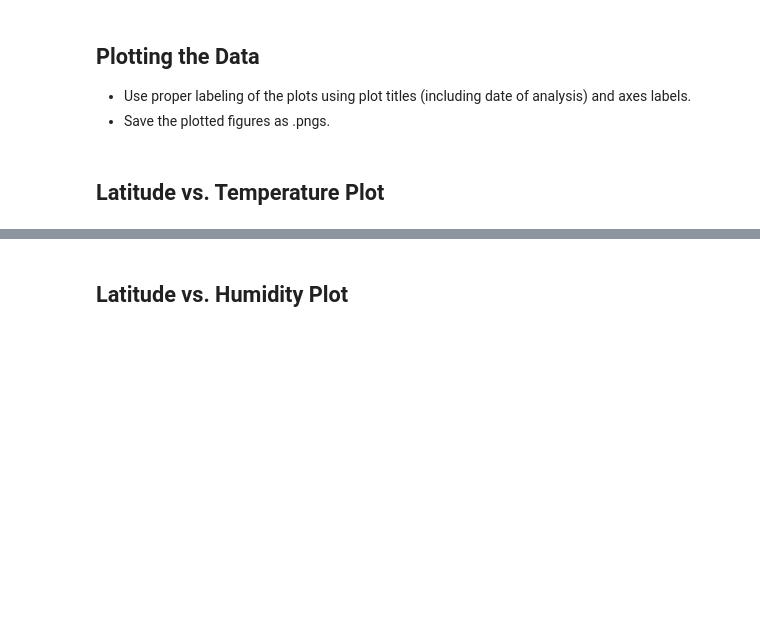
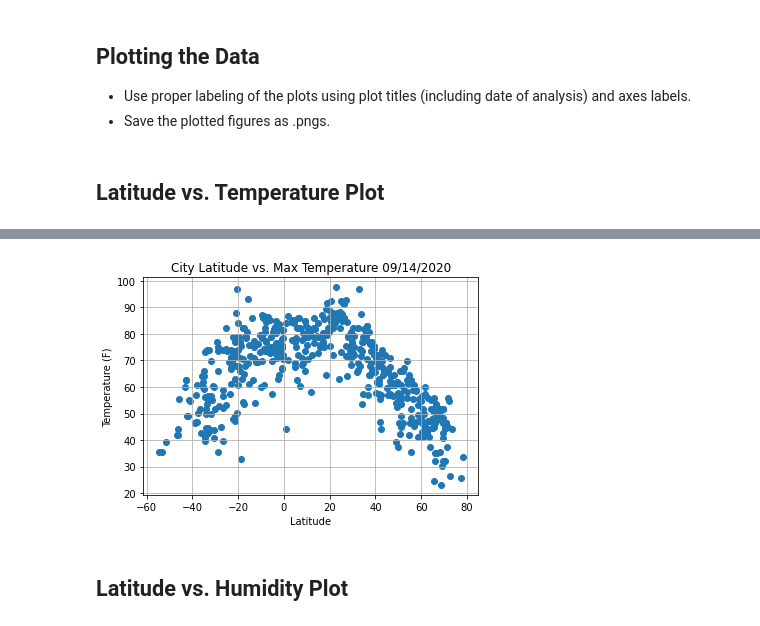
Before and after one commit to jely94/Python-API-Challenge, a Jupyter notebook: WeatherPy.ipynb, the cells around one changed output, grey strips where cells are left out. Cells and saved outputs as stored; diff of their text form; code cells hidden in the pictures; blank space fills up the shorter version.

```diff
--- a/WeatherPy.ipynb
+++ b/WeatherPy.ipynb
@@ -210,2 +207,22 @@ Int64Index([], dtype='int64')
+# %%
+#Create scatter plot for latitude and temp
+plt.scatter(city_data2["Lat"], city_data2["Max Temp"], marker="o")
+
+#Add graph title, x and y labels, grid and grid
+plt.title(f'City Latitude vs. Max Temperature {time.strftime("%m/%d/%Y")}')
+plt.ylabel("Temperature (F)")
+plt.xlabel("Latitude")
+plt.grid(True)
+
+#Save the graph to file
+plt.savefig("Output_Data/City Latitude vs. Max Temperature.png")
+
+# Show graph
+plt.show()
+
+## Based on the graph of Max Temperature and Latitude it appears that the higher max temps occur just below and above the
+## equator.
+# %% [output]
+[figure, added]
 # %% [markdown]
 ## Latitude vs. Humidity Plot
```
Also changed, not shown: parts of 3 cells of this notebook, 2 other files.
